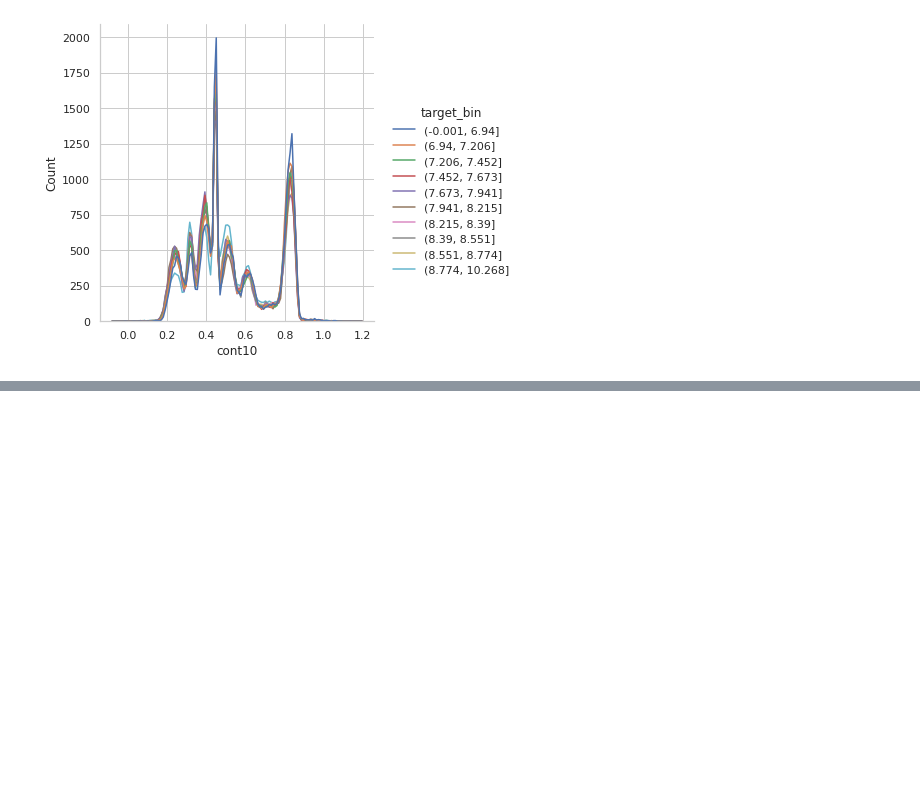
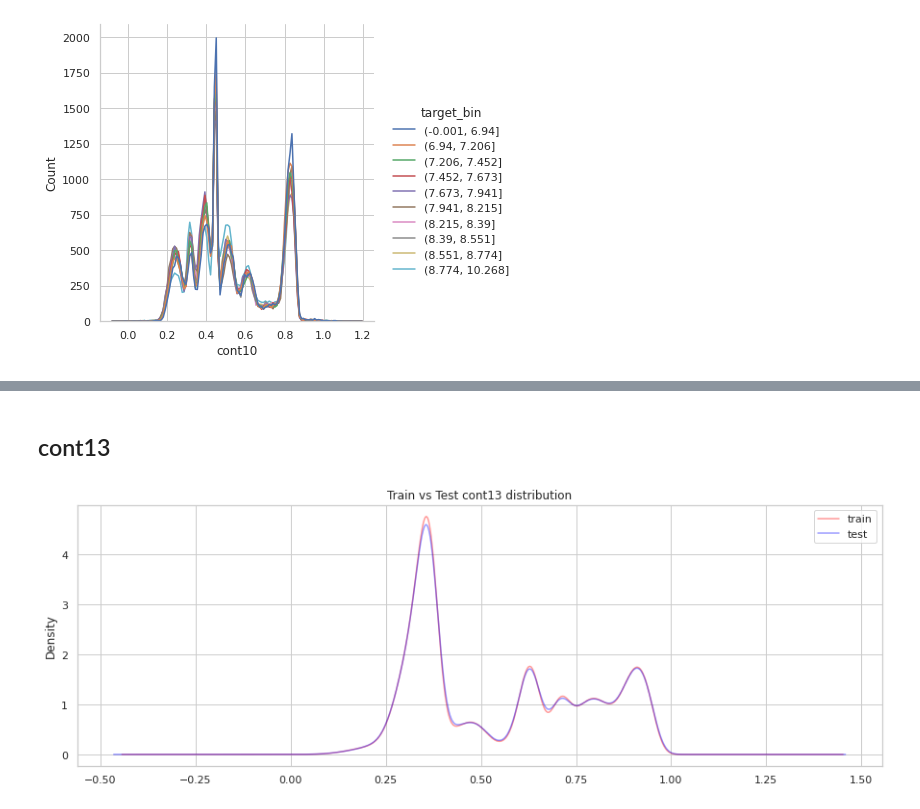
Before and after one commit to savioursho/tabular-playground-series-jan-2021, a Jupyter notebook: notebooks/05-eda.ipynb, the cells around one changed output, grey strips where cells are left out. Cells and saved outputs as stored; diff of their text form; code cells hidden in the pictures; blank space fills up the shorter version.

```diff
--- a/notebooks/05-eda.ipynb
+++ b/notebooks/05-eda.ipynb
@@ -104,0 +115,10 @@ viz.plot_desnity_train_test_overlapping(
+# %% [markdown]
+## cont13
+# %%
+viz.plot_desnity_train_test_overlapping(
+    df_train,
+    df_test,
+    "cont13"
+)
+# %% [output]
+[figure, added]
```
Also changed, not shown: parts of 4 cells of this notebook, 1 other file.
